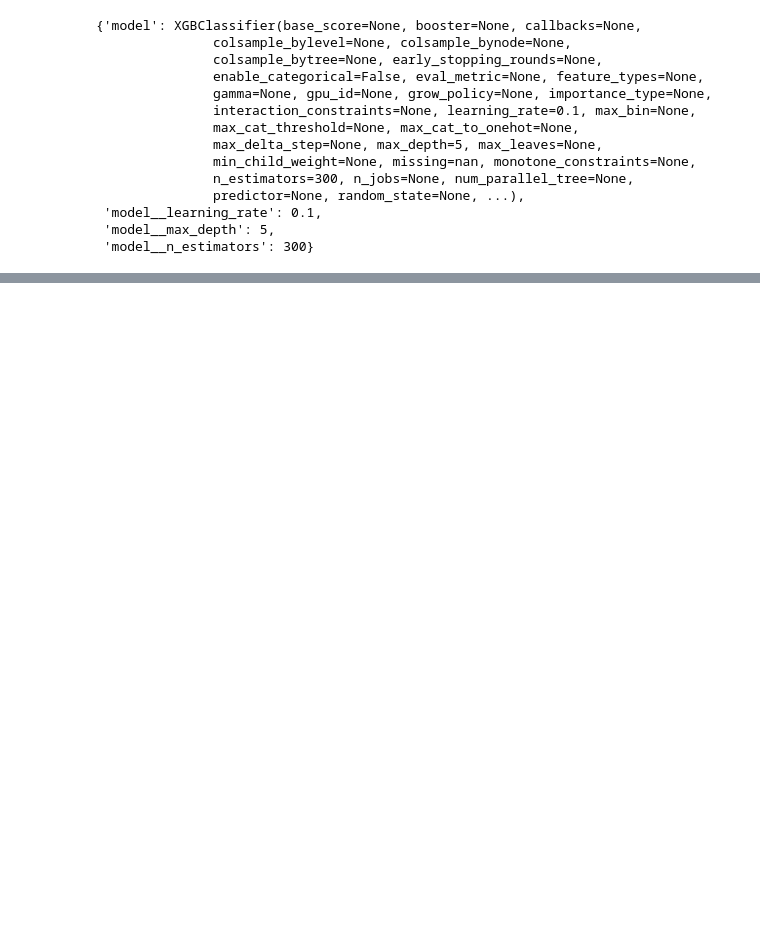
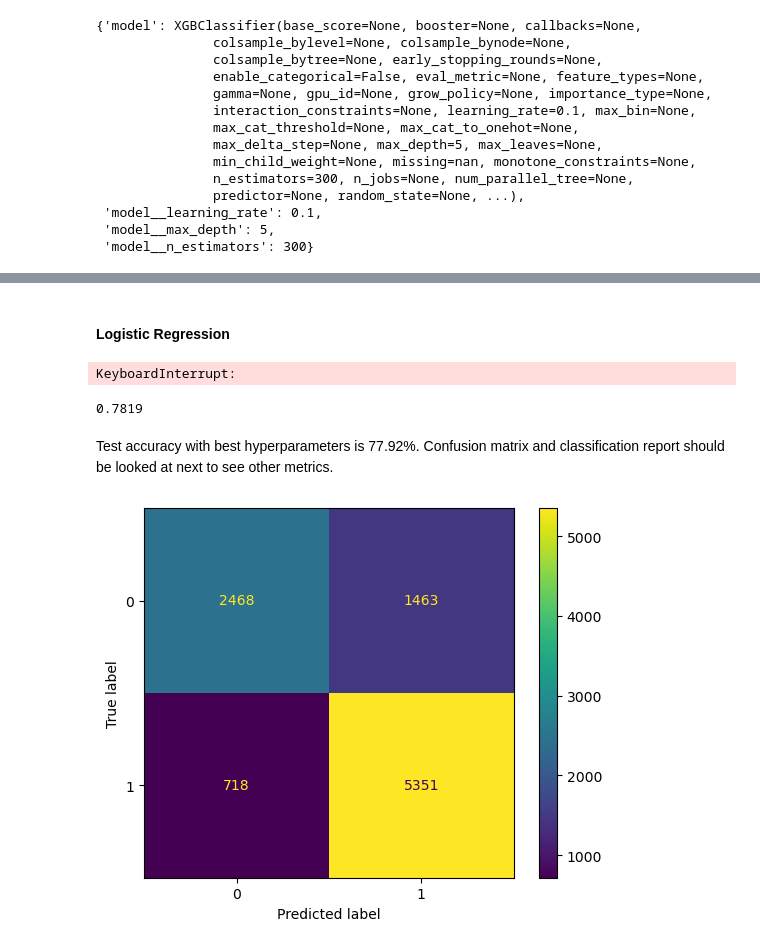
Before and after one commit to b8luong/Amazon-Reviews-Capstone, a Jupyter notebook: Basic Modeling.ipynb, the cells around one changed output, grey strips where cells are left out. Cells and saved outputs as stored; diff of their text form; code cells hidden in the pictures; blank space fills up the shorter version.

```diff
--- a/Modeling.ipynb
+++ b/Basic Modeling.ipynb
@@ -771,0 +940,4 @@ weighted avg       0.79      0.79      0.78     10000
+# %%
+combined_train = pd.concat([X_train_sample, train_df], axis=1)
+combined_valid = pd.concat([X_valid_sample, valid_df], axis=1)
+combined_test = pd.concat([X_test_sample, test_df], axis=1)
@@ -771,0 +964,8 @@ weighted avg       0.79      0.79      0.78     10000
+# %%
+# Instantiate
+ss = StandardScaler()
+
+# Fit and tranform
+X_train_scaled = ss.fit_transform(combined_train)
+X_valid_scaled = ss.transform(combined_valid)
+X_test_scaled = ss.transform(combined_test)
@@ -771,0 +977,39 @@ weighted avg       0.79      0.79      0.78     10000
+# %% [markdown]
+#### Logistic Regression
+# %%
+scores = []
+C_range = np.array([.00000001,.0000001,.000001,.00001,.0001,.001,.1,
+                1,10,100,1000])
+
+#Do some cross validation
+for c in C_range:
+    log = LogisticRegression(C=c,random_state=1, max_iter=10000)
+    log.fit(X_train_scaled, y_train_sample)
+    scores.append(log.score(X_valid_scaled, y_valid_sample))
+
+plt.figure()
+plt.plot(C_range, scores, label="Cross Validation Score",marker='.')
+plt.legend()
+plt.xscale("log")
+plt.xlabel('Regularization Parameter: C')
+plt.ylabel('Cross Validation Score')
+plt.grid()
+plt.show();
+
+which_max = np.array(scores).argmax()
+
+print("The best model has C = ",C_range[which_max])
+# %% [output]
+KeyboardInterrupt:
+# %%
+log = LogisticRegression(C=1,random_state=1)
+log.fit(X_train_scaled, y_train_sample)
+log.score(X_test_scaled, y_test_sample)
+# %% [output]
+0.7819
+# %% [markdown]
+Test accuracy with best hyperparameters is 77.92%. Confusion matrix and classification report should be looked at next to see other metrics.
+# %%
+ConfusionMatrixDisplay.from_estimator(log, X_test_scaled, y_test_sample);
+# %% [output]
+[figure, added]
```
Also changed, not shown: parts of 87 cells of this notebook, 3 other files.
